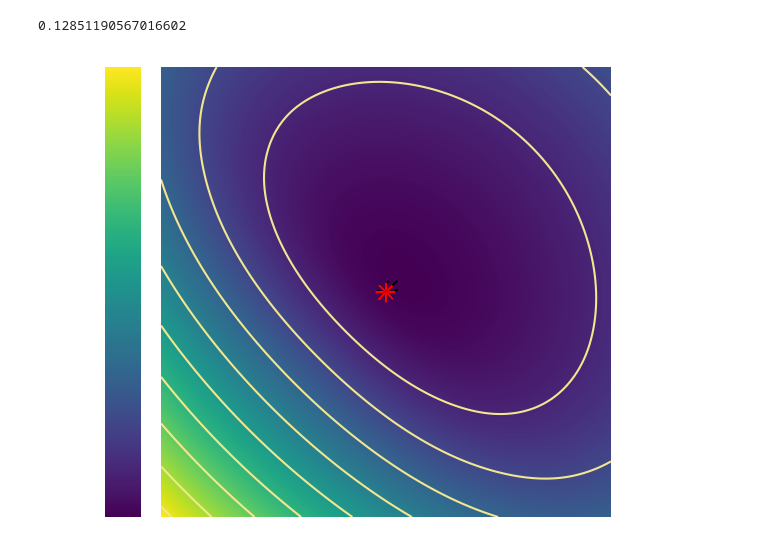
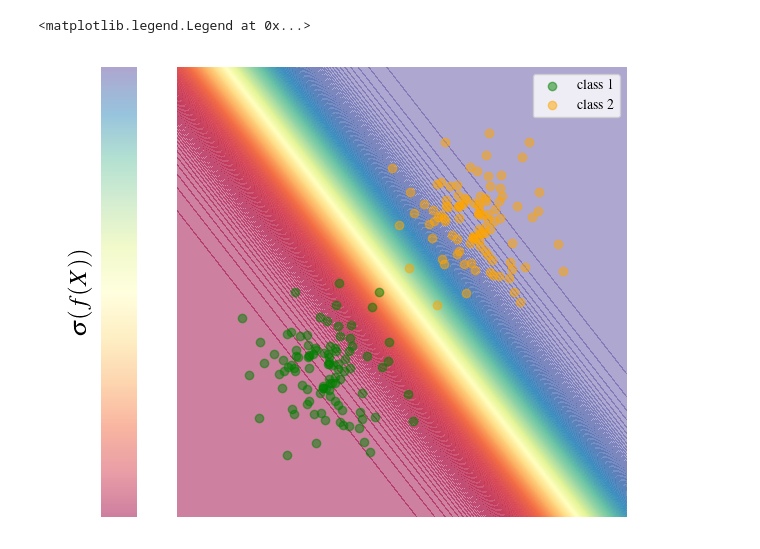
Before and after one commit to nash169/geometric-bayesian, a Jupyter notebook: examples/classification.ipynb, the cells around one changed output. Saved outputs shown, nothing was run; the diff lists cells and outputs as text; code cells hidden in the pictures.

```diff
--- a/examples/classification.ipynb
+++ b/examples/classification.ipynb
@@ -11,7 +11,8 @@ import gc
 import jax
 import jax.numpy as jnp
 from jax import grad, jit, vmap, random
-import optax
+jax.config.update('jax_enable_x64', True)
+
 
 %matplotlib widget
 import matplotlib as mpl
@@ -21,3 +22,4 @@ plt.rcParams['text.usetex'] = True
 plt.rcParams['font.family'] = 'Times'
 
 sys.path.insert(0, os.path.abspath(os.path.join('../')))
+sys.path.insert(0, os.path.abspath(os.path.join('../../laplax/')))
@@ -40,6 +28,12 @@ model = LogitsModel(nnx.Rngs(params=0))
 # %%
+from geometric_bayesian.utils import DataLoader
+
 num_samples_1, num_samples_2 = 100, 100
-x_1 = jax.random.multivariate_normal(jax.random.key(0), jnp.array([-1,-1]), 0.2*jnp.eye(2), shape=(num_samples_1,))
-y_1 = jnp.zeros(num_samples_1)
-x_2 = jax.random.multivariate_normal(jax.random.key(0), jnp.array([1,1]), 0.2*jnp.eye(2), shape=(num_samples_2,))
-y_2 = jnp.ones(num_samples_2)
+samples_c1 = jax.random.multivariate_normal(jax.random.key(0), jnp.array([-1,-1]), 0.2*jnp.eye(2), shape=(num_samples_1,))
+targets_c1 = jnp.zeros(num_samples_1)
+samples_c2 = jax.random.multivariate_normal(jax.random.key(0), jnp.array([1,1]), 0.2*jnp.eye(2), shape=(num_samples_2,))
+targets_c2 = jnp.ones(num_samples_2)
+
+samples = jnp.concatenate((samples_c1,samples_c2), axis=0)
+targets = jnp.concatenate((targets_c1,targets_c2))
+train_loader = DataLoader(samples, targets, 30, shuffle=True)
@@ -50,3 +40,11 @@ y = jnp.concatenate((y_1,y_2))
+# %%
+from geometric_bayesian.models import MLP
+model = MLP(
+    layers=[2,1],
+    use_bias=False,
+    param_dtype=jax.numpy.float64
+)
+num_params = model.size
 # %%
 from geometric_bayesian.densities import Bernoulli, MultivariateNormal
 from geometric_bayesian.functions.likelihood import neg_logll
@@ -215,17 +99,0 @@ step = integrate(
-# %%
-start = time.time()
-trajectory_g = jax.vmap(step, in_axes=(0,0))(x0,v0)
-print(time.time() - start)
-# %% [output]
-0.12851190567016602
-# %%
-from geometric_bayesian.utils.plot import surf_plot
-fig = contour_plot(jax.vmap(loss), min=p_min, max=p_max, res=100)
-ax = fig.axes[0]
-for i in range(rot.shape[0]):
-    traj = trajectory_l[0][i]
-    ax.plot(traj[:, 0], traj[:, 1], color="k")
-    traj = trajectory_g[0][i]
-    ax.plot(traj[:, 0], traj[:, 1], color="r")
-# %% [output]
-[figure, removed]
@@ -249,0 +100,13 @@ ax.scatter(map_p[0], map_p[1])
+# %%
+from geometric_bayesian.utils.plot import contour_plot, surf_plot
+fig = contour_plot(lambda x: jax.nn.sigmoid(model(x)), min=[-3, -3], max=[3, 3], res=100, iso=False, alpha=0.5, zorder=-1, label='\sigma(f(X))')
+ax = fig.axes[0]
+ax.scatter(samples_c1[:,0], samples_c1[:,1], label='class 1', color='green', alpha=0.5)
+ax.scatter(samples_c2[:,0], samples_c2[:,1], label='class 2', color='orange', alpha=0.5)
+ax.set_xlim([-3,3])
+ax.set_ylim([-3,3])
+ax.set_aspect('equal', 'box')
+ax.legend()
+# %% [output]
+<matplotlib.legend.Legend at 0x...>
+[figure, added]
```
Also changed, not shown: parts of 40 cells of this notebook.
